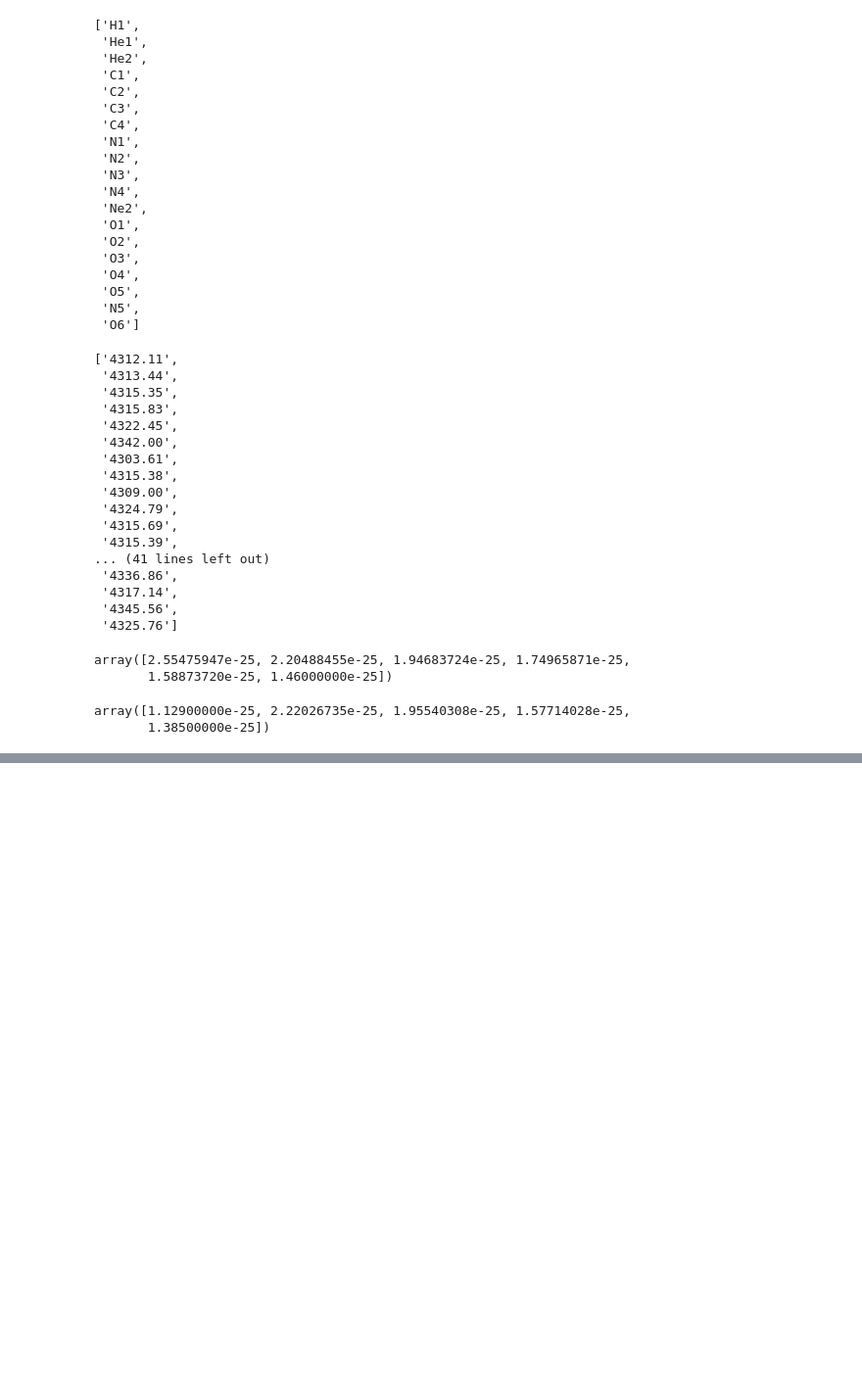
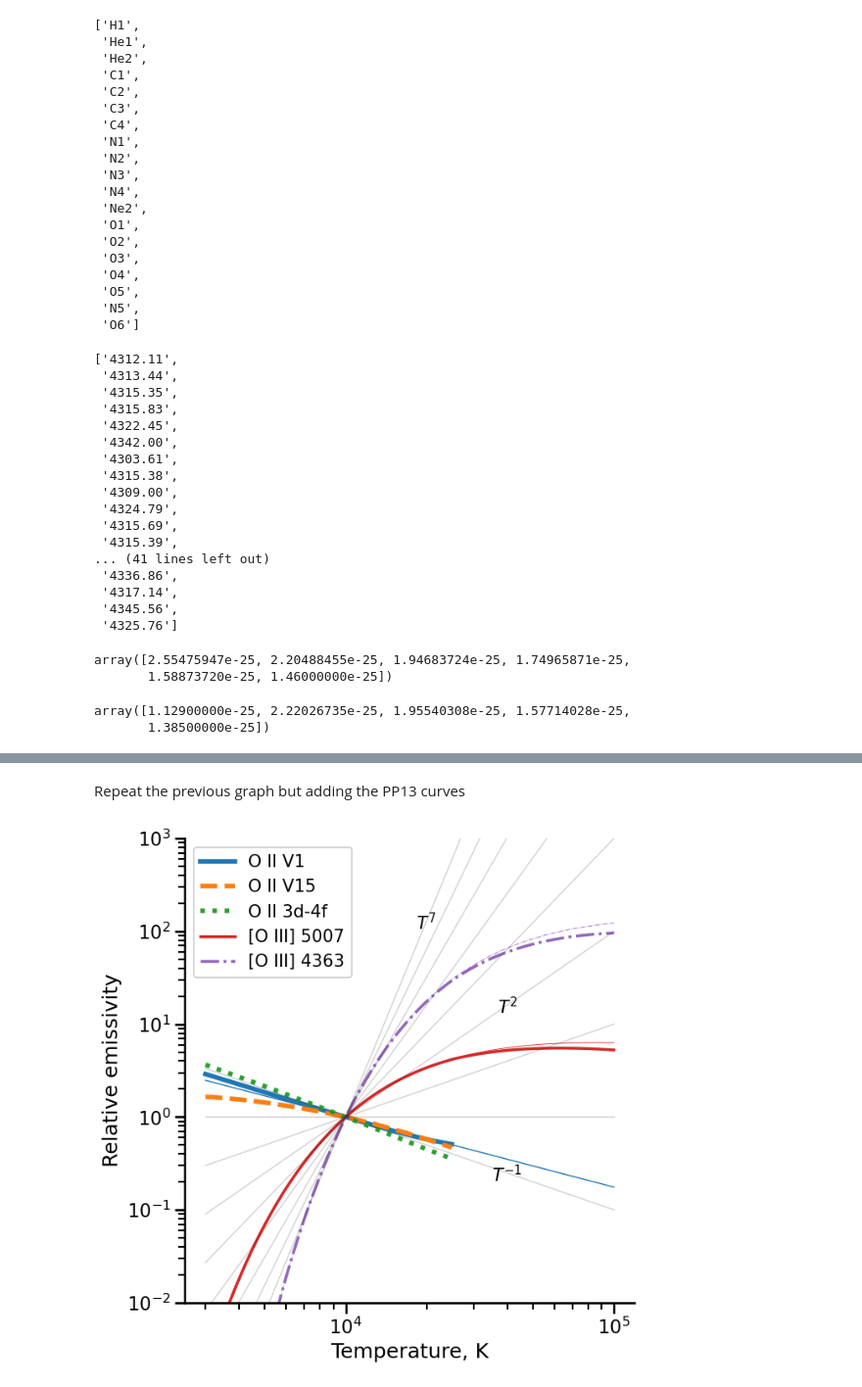
Before and after one commit to will-henney/turb-t2-paper, a Jupyter notebook: notebooks/oxygen-emissivities.ipynb, the cells around one changed output, grey strips where cells are left out. Shown: that part at 98% size. Saved outputs shown, nothing was run; the diff lists cells and outputs as text; code cells hidden in the pictures; blank space fills up the shorter version.

```diff
--- a/notebooks/oxygen-emissivities.ipynb
+++ b/notebooks/oxygen-emissivities.ipynb
@@ -137,0 +157,70 @@ oiiic.getEmissivity?
+# %%
+def em_V1_PP13(T, T0=1e4):
+    return (T / T0) ** (-0.755)
+
+def em_4959_PP13(T, T0=1e4):
+    result = T ** (-0.34) * np.exp(-29160 / T)
+    result /= T0 ** (-0.34) * np.exp(-29160 / T0)
+    return result
+
+def em_4363_PP13(T, T0=1e4):
+    result = T ** (-0.34) * np.exp(-62120 / T)
+    result /= T0 ** (-0.34) * np.exp(-62120 / T0)
+    return result
+# %% [markdown]
+Repeat the previous graph but adding the PP13 curves
+# %%
+fig, ax = plt.subplots(figsize=(7, 7))
+density = 1e2
+T0 = 10_000.0
+
+em = oii_multiplet_sum_emissivity(temperatures, density)
+em = normalize(temperatures, em)
+line, = ax.plot(temperatures, em, label="O II V1", ls="-", lw=4)
+ax.plot(temperatures, em_V1_PP13(temperatures), label=None,
+        color=line.get_color(), ls=line.get_ls(),
+        lw=line.get_lw()/4, alpha=1)
+
+em = oii_multiplet_sum_emissivity(temperatures, density, multiplet=V15_mult)
+em = normalize(temperatures, em)
+ax.plot(temperatures, em, label="O II V15", ls="--", lw=4)
+
+em = oii_multiplet_sum_emissivity(temperatures, density, multiplet=V3d_4f)
+em = normalize(temperatures, em)
+ax.plot(temperatures, em, label="O II 3d-4f", ls=":", lw=4)
+
+em = oiiic.getEmissivity(tem=temperatures, den=density, wave=5007)
+em = normalize(temperatures, em)
+line, = ax.plot(temperatures, em, label="[O III] 5007", ls="-", lw=2.5)
+ax.plot(temperatures, em_4959_PP13(temperatures), label=None,
+        color=line.get_color(), ls=line.get_ls(),
+        lw=line.get_lw()/4, alpha=1)
+
+em = oiiic.getEmissivity(tem=temperatures, den=density, wave=4363)
+em = normalize(temperatures, em)
+line, = ax.plot(temperatures, em, label="[O III] 4363", ls="-.", lw=2.5)
+ax.plot(temperatures, em_4363_PP13(temperatures), label=None,
+        color=line.get_color(), ls=line.get_ls(),
+        lw=line.get_lw()/4, alpha=1)
+
+for slope in [-1, 0, 1, 2, 3, 4, 5, 6, 7]:
+    ax.plot(temperatures, (temperatures / T0)**slope, label=None, lw=1, alpha=0.2, color="k")
+
+annotate_kws = dict(fontsize="small", horizontalalignment="center", verticalalignment="center_baseline")
+ax.annotate("$T^{-1}$", (4e4, (4e4/T0)**-1), **annotate_kws)
+ax.annotate("$T^{2}$", (4e4, (4e4/T0)**2), **annotate_kws)
+ax.annotate("$T^{7}$", (2e4, (2e4/T0)**7), **annotate_kws)
+ax.legend(fontsize="small")
+ax.set(
+    xscale="log",
+    yscale="log",
+    ylim=[1e-2, 1e3],
+    xlim=[None, None],
+    xlabel="Temperature, K",
+    ylabel="Relative emissivity",
+)
+sns.despine()
+fig.tight_layout()
+fig.savefig("oplusplus-emissivity-vs-t-loglog-with-PP13.pdf")
+# %% [output]
+[figure, added]
```
Also changed, not shown: parts of 86 cells of this notebook, 7 other files.
